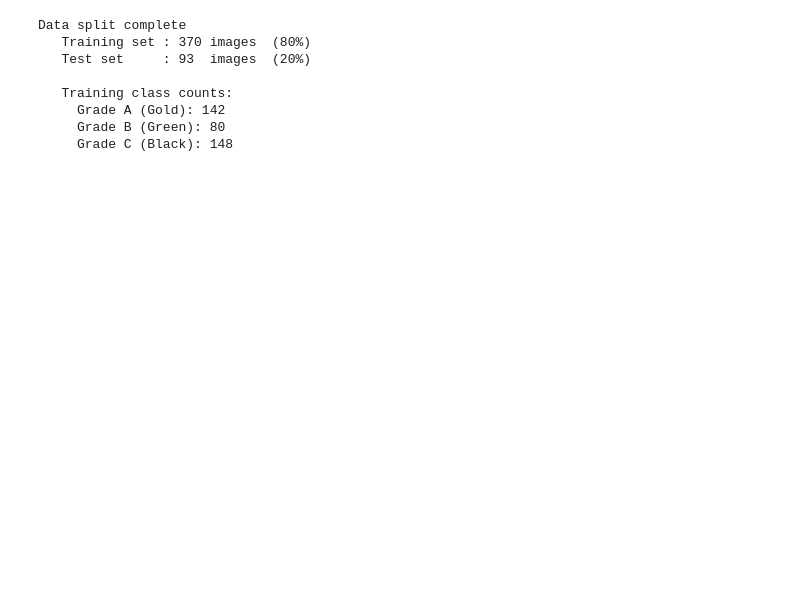
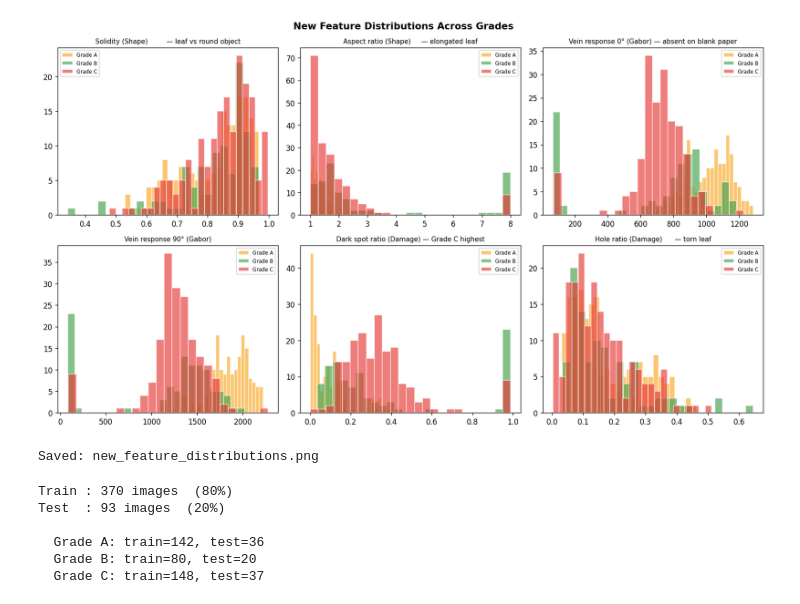
Before and after one commit to BaluAkhil/tobacco-leaf-grader, a Jupyter notebook: model.ipynb, the cells around one changed output. Saved outputs shown, nothing was run; the diff lists cells and outputs as text; code cells hidden in the pictures; blank space fills up the shorter version.

```diff
--- a/model.ipynb
+++ b/model.ipynb
@@ -250,26 +407,50 @@ print('Saved: sample_visualization.png')
 Saved: sample_visualization.png
+# %%
+fig, axes = plt.subplots(2, 3, figsize=(14, 8))
+fig.suptitle('New Feature Distributions Across Grades', fontsize=13, fontweight='bold')
+gcolors = ['#f9a825','#43a047','#e53935']
+gnames  = ['Grade A','Grade B','Grade C']
+
+# Feature index map:
+#  color=0:57, texture=57:127, shape=127:137, vein=137:153, damage=153:161, lbp=161:187
+feat_info = [
+    (127+2, 'Solidity (Shape)         — leaf vs round object'),
+    (127+0, 'Aspect ratio (Shape)     — elongated leaf'),
+    (137+0, 'Vein response 0° (Gabor) — absent on blank paper'),
+    (137+4, 'Vein response 90° (Gabor)'),
+    (153+0, 'Dark spot ratio (Damage) — Grade C highest'),
+    (153+2, 'Hole ratio (Damage)      — torn leaf'),
+]
+
+for ax, (fi, fn) in zip(axes.flatten(), feat_info):
+    for gi, (gc, gn) in enumerate(zip(gcolors, gnames)):
+        vals = X[y==gi, fi]
+        ax.hist(vals, bins=25, color=gc, alpha=0.65, label=gn, edgecolor='white')
+    ax.set_title(fn, fontsize=9)
+    ax.legend(fontsize=7)
+
+plt.tight_layout()
+plt.savefig('new_feature_distributions.png', dpi=130, bbox_inches='tight')
+plt.show()
+print('Saved: new_feature_distributions.png')
+# %% [output]
+[figure, added]
+Saved: new_feature_distributions.png
 # %%
 X_train, X_test, y_train, y_test = train_test_split(
-    X, y,
-    test_size=0.20,
-    stratify=y,             # keeps A/B/C ratio same in both splits
-    random_state=RANDOM_STATE
+    X, y, test_size=0.20, stratify=y, random_state=RANDOM_STATE
 )
 
-print('Data split complete')
-print(f'   Training set : {len(X_train)} images  ({len(X_train)/len(X)*100:.0f}%)')
-print(f'   Test set     : {len(X_test)}  images  ({len(X_test)/len(X)*100:.0f}%)')
+print(f'Train : {len(X_train)} images  (80%)')
+print(f'Test  : {len(X_test)} images  (20%)')
 print()
-print('   Training class counts:')
-for i, grade in enumerate(GRADE_LABELS):
-    print(f'     {grade}: {np.sum(y_train == i)}')
+for folder, (idx, grade, desc) in FOLDER_TO_GRADE.items():
+    print(f'  {grade}: train={np.sum(y_train==idx)}, test={np.sum(y_test==idx)}')
 # %% [output]
-Data split complete
-   Training set : 370 images  (80%)
-   Test set     : 93  images  (20%)
+Train : 370 images  (80%)
+Test  : 93 images  (20%)
 
-   Training class counts:
-     Grade A (Gold): 142
-     Grade B (Green): 80
-     Grade C (Black): 148
+  Grade A: train=142, test=36
+  Grade B: train=80, test=20
+  Grade C: train=148, test=37
 # %%
```
Also changed, not shown: parts of 18 cells of this notebook, 7 other files.
